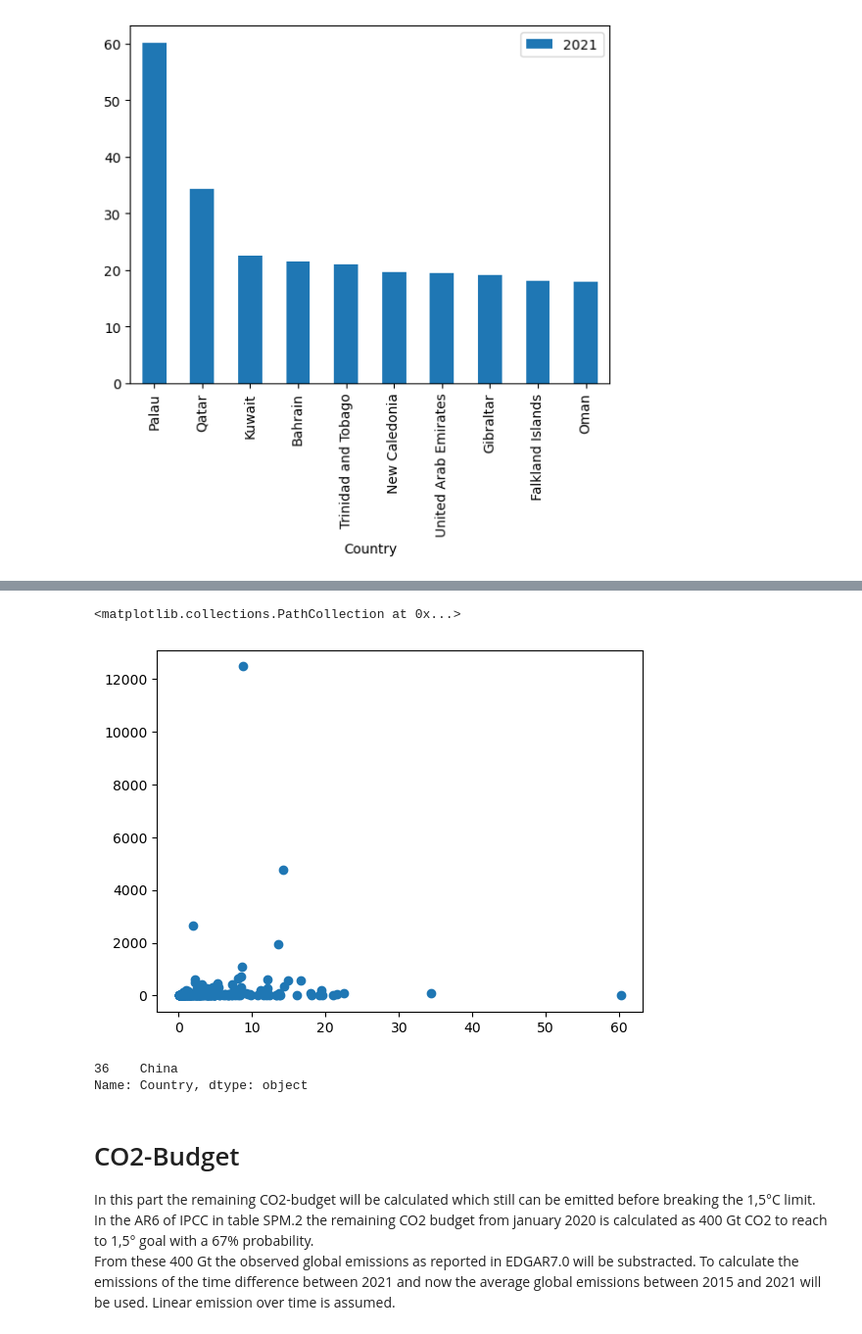
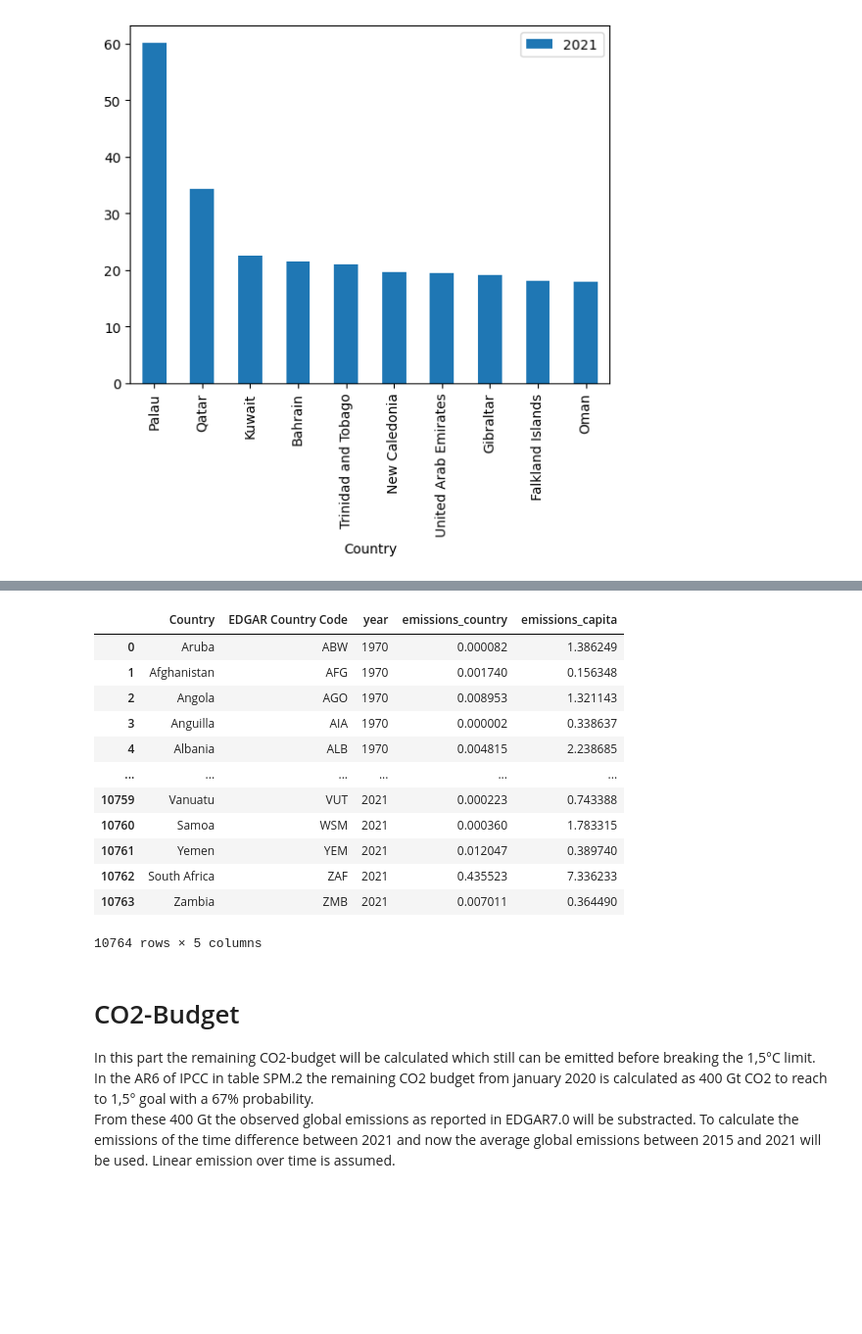
Before and after one commit to programlich/climate_dashboard, a Jupyter notebook: Analysis/climate.ipynb, the cells around one changed output, grey strips where cells are left out. Shown at 98% size. Cells and saved outputs as stored; diff of their text form; code cells hidden in the pictures; blank space fills up the shorter version.

Commit message:
Emissions per country per capita in plotly created

```diff
--- a/Analysis/climate.ipynb
+++ b/Analysis/climate.ipynb
@@ -148,8 +148,8 @@ plt.legend()
 # %% [markdown]
 # CO2 emissions per country
 # %%
-emissions = pd.read_excel("../Daten/EDGARv7.0_FT2021_fossil_CO2_booklet_2022.xlsx", sheet_name="fossil_CO2_totals_by_country").dropna()
-emissions
+emissions_country = pd.read_excel("../Daten/EDGARv7.0_FT2021_fossil_CO2_booklet_2022.xlsx", sheet_name="fossil_CO2_totals_by_country").dropna()
+emissions_country
 # %% [output]
 |  | Substance | EDGAR Country Code | Country | 1970 | 1971 | 1972 | 1973 | 1974 | 1975 | 1976 | ... |
 | 0 | CO2 | ABW | Aruba | 0.081876 | 0.081889 | 0.095415 | 0.099630 | 0.089089 | 0.105139 | 0.096041 | ... |
@@ -229,4 +228,0 @@ emissions_capita_2021[:10].plot.bar()
-# %%
-emissions_country = pd.read_excel("../Daten/EDGARv7.0_FT2021_fossil_CO2_booklet_2022.xlsx",
-                                 sheet_name="fossil_CO2_totals_by_country",skipfooter=3).dropna()
-emissions_country
@@ -265,10 +228,0 @@ emissions_merged
-# %%
-plt.scatter(x=emissions_merged["2021_capita"], y=emissions_merged["2021_country"],ann)
-# %% [output]
-<matplotlib.collections.PathCollection at 0x...>
-[figure, removed]
-# %%
-emissions_country.loc[emissions_country[2021]==emissions_country[2021].max(),"Country"]
-# %% [output]
-36    China
-Name: Country, dtype: object
@@ -283,3 +229,34 @@ fig2.show()
+# %%
+# Create inverted df for country emissions
+emissions_country_inverted = emissions_country.drop(emissions_country.tail(1).index).drop("Substance",axis=1).melt(id_vars=["Country","EDGAR Country Code"],var_name="year",value_name="emissions")
+# Create inverted df for per capita emissions
+emissions_capita_inverted = emissions_capita.drop(emissions_capita.tail(1).index).drop("Substance",axis=1).melt(id_vars=["EDGAR Country Code","Country"], var_name="year",value_name="emissions")
+# Merge the two dfs
+emissions_inverted_merged = pd.merge(left=emissions_country_inverted, right=emissions_capita_inverted, on=["EDGAR Country Code","Country","year"],suffixes=["_country","_capita"])
+# Convert country emissions from Mt to Gt
+emissions_inverted_merged["emissions_country"] = emissions_inverted_merged["emissions_country"] / 1000
+
+# Create interactive plotly graph with country over capita emissions
+dd_countries = emissions_inverted_merged["Country"].unique().tolist()
+fig_country_capita = px.scatter(data_frame=emissions_inverted_merged.loc[emissions_inverted_merged["Country"].isin(dd_countries),:], x="emissions_capita",y="emissions_country",animation_frame="year",hover_name="Country",
+                    labels={"emissions_country": "CO2 Emissionen pro Land / Gt ", "emissions_capita":'CO2 Emissionen pro Land pro Kopf / t ',"year":"Jahr "})
+fig_country_capita.update_layout(yaxis_range=[-1,12.5],xaxis_range=[0,60])
+fig_country_capita.show()
+emissions_inverted_merged
+# %% [output]
+|  | Country | EDGAR Country Code | year | emissions_country | emissions_capita |
+| 0 | Aruba | ABW | 1970 | 0.000082 | 1.386249 |
+| 1 | Afghanistan | AFG | 1970 | 0.001740 | 0.156348 |
+| 2 | Angola | AGO | 1970 | 0.008953 | 1.321143 |
+| 3 | Anguilla | AIA | 1970 | 0.000002 | 0.338637 |
+| 4 | Albania | ALB | 1970 | 0.004815 | 2.238685 |
+| ... | ... | ... | ... | ... | ... |
+| 10759 | Vanuatu | VUT | 2021 | 0.000223 | 0.743388 |
+| 10760 | Samoa | WSM | 2021 | 0.000360 | 1.783315 |
+| 10761 | Yemen | YEM | 2021 | 0.012047 | 0.389740 |
+| 10762 | South Africa | ZAF | 2021 | 0.435523 | 7.336233 |
+| 10763 | Zambia | ZMB | 2021 | 0.007011 | 0.364490 |
+10764 rows × 5 columns
 # %% [markdown]
 # CO2-Budget
 In this part the remaining CO2-budget will be calculated which still can be emitted before breaking the 1,5°C limit. In the AR6 of IPCC in table SPM.2 the remaining CO2 budget from january 2020 is calculated as 400 Gt CO2 to reach to 1,5° goal with a 67% probability.
```
Also changed, not shown: parts of 6 cells of this notebook.
